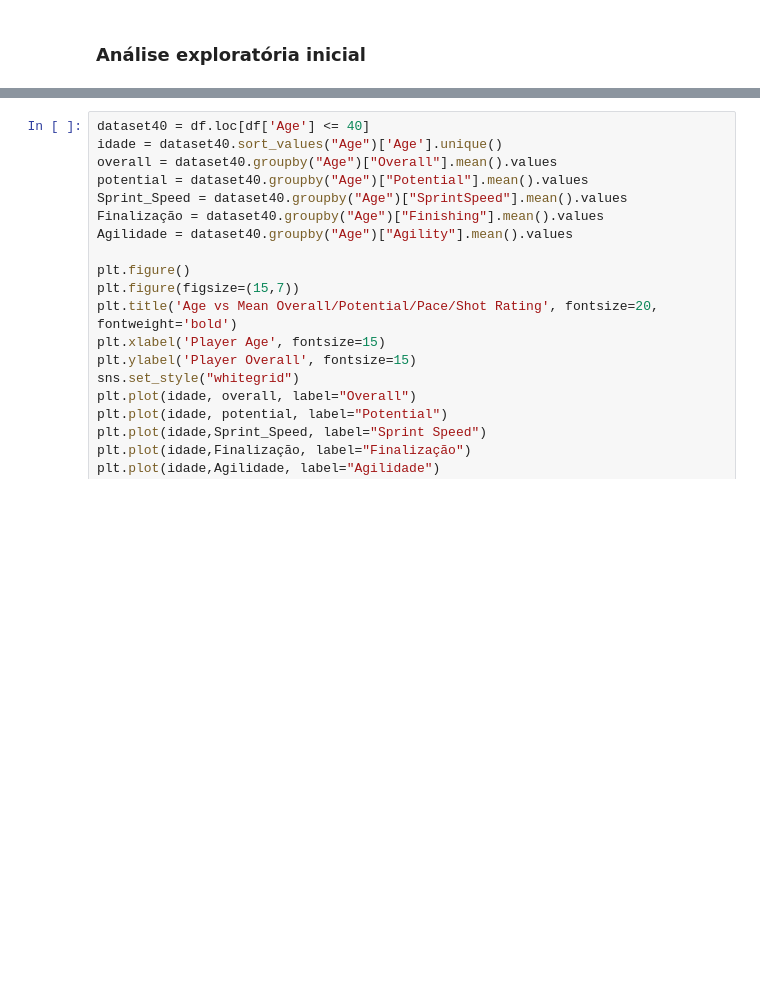
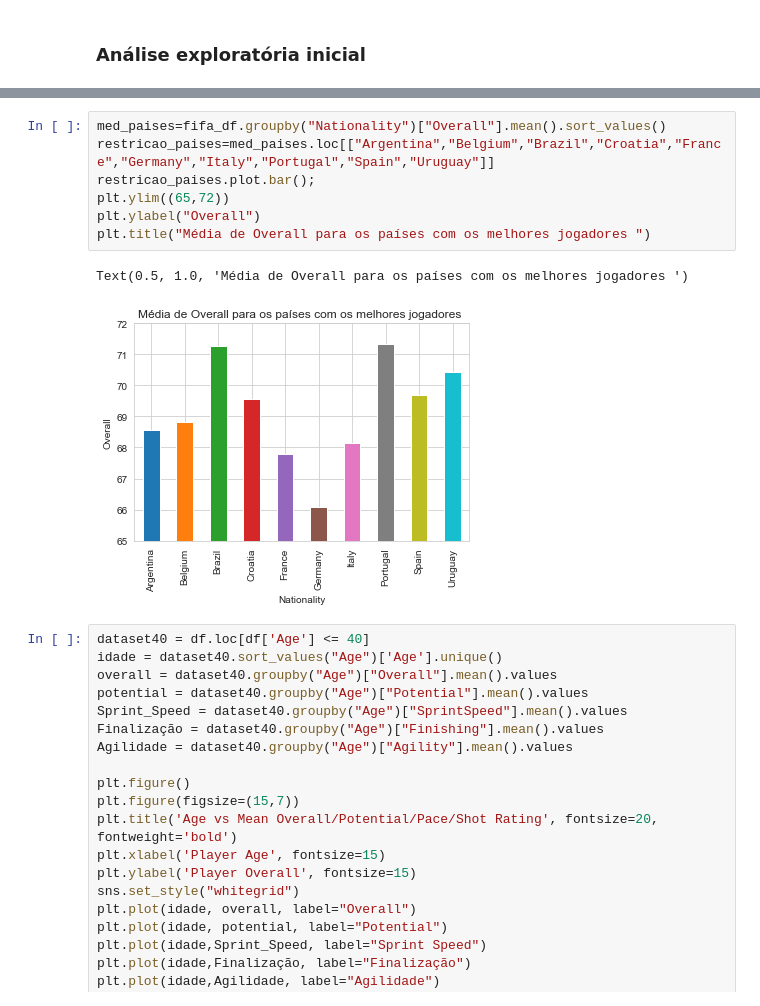
Before and after one commit to Thiagomp3/FIFA_Rating_P2, a Jupyter notebook: FIFA Rating Prediction.ipynb, the cells around one changed output, grey strips where cells are left out. Saved outputs shown, nothing was run; the diff lists cells and outputs as text; blank space fills up the shorter version.

```diff
--- a/FIFA Rating Prediction.ipynb
+++ b/FIFA Rating Prediction.ipynb
@@ -158,3 +166,13 @@ df.dropna(inplace=True)
+# %%
+med_paises=fifa_df.groupby("Nationality")["Overall"].mean().sort_values()
+restricao_paises=med_paises.loc[["Argentina","Belgium","Brazil","Croatia","France","Germany","Italy","Portugal","Spain","Uruguay"]]
+restricao_paises.plot.bar();
+plt.ylim((65,72))
+plt.ylabel("Overall")
+plt.title("Média de Overall para os países com os melhores jogadores ")
+# %% [output]
+Text(0.5, 1.0, 'Média de Overall para os países com os melhores jogadores ')
+[figure, added]
 # %%
 dataset40 = df.loc[df['Age'] <= 40]
 idade = dataset40.sort_values("Age")['Age'].unique()
```
Also changed, not shown: parts of 8 cells of this notebook.
